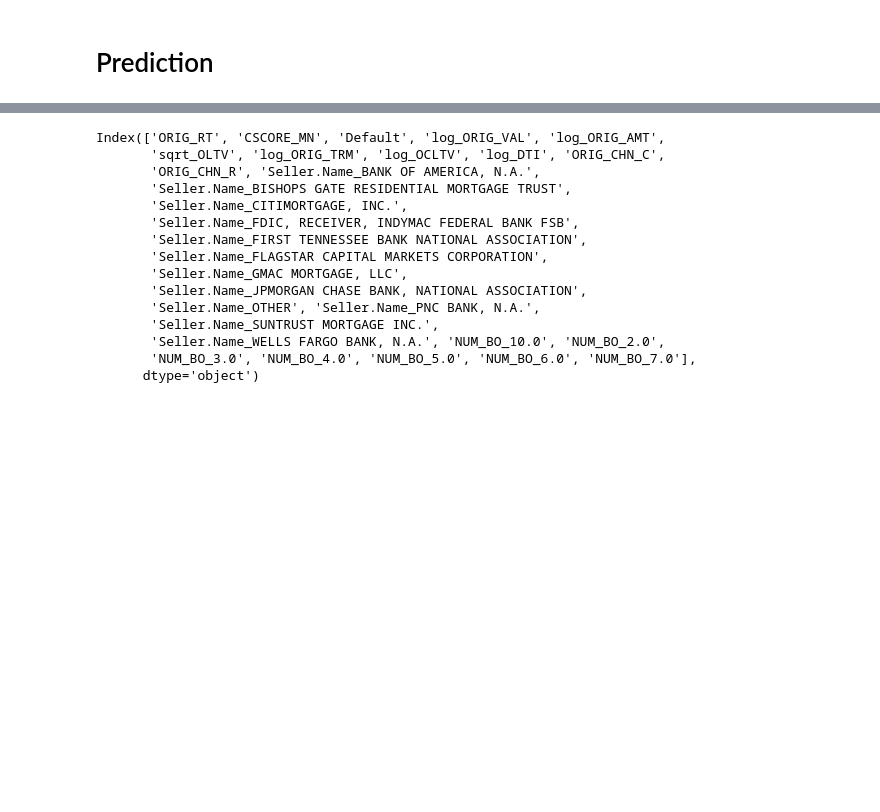
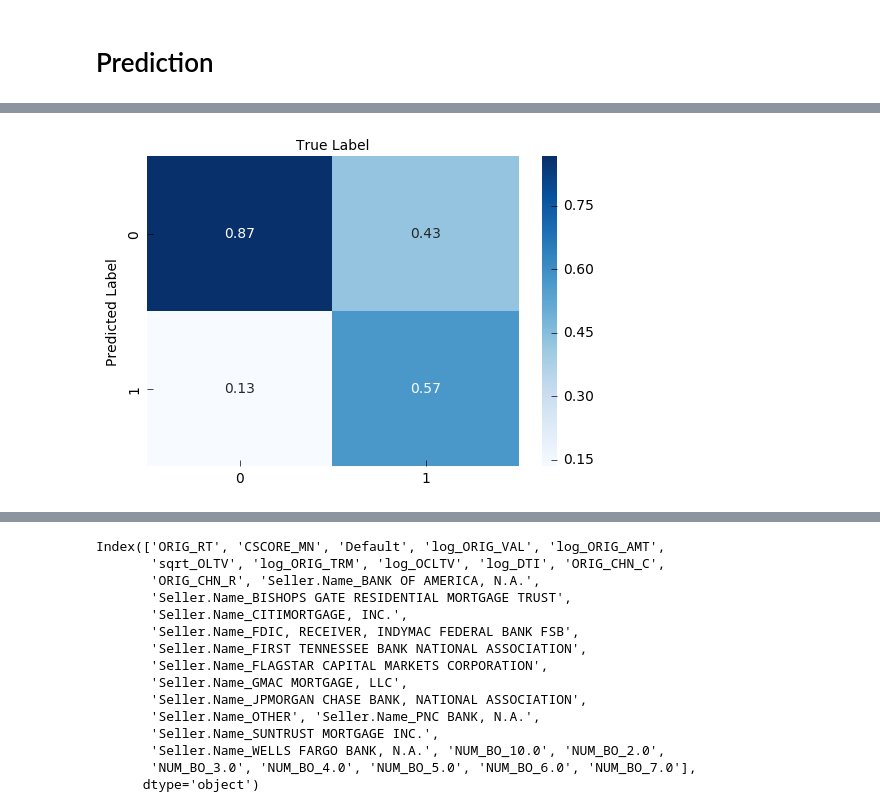
Before and after one commit to ferrarisf50/Fannie-Mae-single-family-mortgage-loan-data, a Jupyter notebook: Predict_default.ipynb, the cells around one changed output, grey strips where cells are left out. Drawn from its saved outputs; the diff is of its cells as text; code cells hidden in the pictures; blank space fills up the shorter version.

```diff
--- a/Predict_default.ipynb
+++ b/Predict_default.ipynb
@@ -191,14 +207,16 @@ ax.set(ylabel="Percent")
 # columns = ["ORIG_CHN","Seller.Name","NUM_BO","FTHB_FLG","PURPOSE",
 #            "NUM_UNIT","PROP_TYP","STATE","ZIP_3",'RELOCATION_FLG','OCC_STAT']
 
-columns = ["ORIG_CHN","Seller.Name","NUM_BO","FTHB_FLG","PURPOSE",
-           "NUM_UNIT","PROP_TYP","STATE","ZIP_3",'RELOCATION_FLG','OCC_STAT',
-           "ORIG_DTE_month","FRST_DTE_year","FRST_DTE_month",'VinYr']
+# columns = ["ORIG_CHN","Seller.Name","NUM_BO","FTHB_FLG","PURPOSE",
+#            "NUM_UNIT","PROP_TYP","STATE","ZIP_3",'RELOCATION_FLG','OCC_STAT',
+#            "ORIG_DTE_month","FRST_DTE_year","FRST_DTE_month",'VinYr']
+
+# columns = ["ORIG_CHN","Seller.Name","NUM_BO","FTHB_FLG","PURPOSE",
+#            "NUM_UNIT","PROP_TYP","STATE",'RELOCATION_FLG','OCC_STAT',
+#            "ORIG_DTE_month","FRST_DTE_year","FRST_DTE_month",'VinYr']
 
 columns = ["ORIG_CHN","Seller.Name","NUM_BO","FTHB_FLG","PURPOSE",
-           "NUM_UNIT","PROP_TYP","STATE",'RELOCATION_FLG','OCC_STAT',
-           "ORIG_DTE_month","FRST_DTE_year","FRST_DTE_month",'VinYr']
-
+            "NUM_UNIT","PROP_TYP","STATE",'RELOCATION_FLG','OCC_STAT']
 for column in columns:
     temp=pd.get_dummies(Combined_Data[column],prefix=column,drop_first =True)
     Combined_Data = pd.concat([Combined_Data,temp],axis=1)
@@ -209,6 +227,6 @@ for column in columns:
 #           'ORIG_AMT', 'ORIG_TRM', 'OLTV', 'OCLTV', 'DTI','ORIG_VAL']
 
 # columns=['ORIG_AMT', 'ORIG_TRM', 'OLTV', 'OCLTV', 'DTI','ORIG_VAL']
-columns=['ORIG_AMT', 'ORIG_TRM', 'OLTV', 'OCLTV', 'DTI','ORIG_VAL','ZIP_3']
+columns=['ORIG_AMT', 'ORIG_TRM', 'OLTV', 'OCLTV', 'DTI','ORIG_VAL','ZIP_3','Zero.Bal.Code','DISP_DT','Delq.Status']
 
 Combined_Data.drop(columns, axis=1, inplace=True)
@@ -220,7 +256,7 @@ X = Combined_Data.drop(['Default'], axis=1).values
 X_train, X_test, y_train, y_test = train_test_split(X, y, test_size = 0.25, random_state=0,stratify=y)
 # %%
 model = xgb.XGBClassifier(
-    learning_rate =0.1, n_estimators=100,
+    learning_rate =0.1, n_estimators=1000,
     gamma=0,
     subsample=0.8,
     colsample_bytree=0.8,
@@ -236,7 +272,7 @@ def evalauc(preds, dtrain):
     labels = dtrain.get_label()
     precision, recall, thresholds = precision_recall_curve(labels, preds)
     area = auc(recall, precision)
-    return 'roc', area
+    return 'roc', -area
 
 # def evalauc(y,t):
 #     t = t.get_label()
@@ -247,5 +283,5 @@ def evalauc(preds, dtrain):
 model.fit(X_train, y_train,
           eval_metric=evalauc,
           eval_set=[(X_train, y_train), (X_test, y_test)],
-          early_stopping_rounds=30,
+          early_stopping_rounds=5,
          verbose=True)
@@ -270,0 +328,11 @@ Modeling AUPRC 0.22684
+# %%
+cm = confusion_matrix(y_test, predict).T
+cm = cm.astype('float')/cm.sum(axis=0)
+
+fig, ax = plt.subplots()
+sns.heatmap(cm, annot=True, cmap='Blues');
+ax.set_xlabel('True Label')
+ax.set_ylabel('Predicted Label')
+ax.xaxis.set_label_position('top')
+# %% [output]
+[figure, added]
```
Also changed, not shown: parts of 33 cells of this notebook, 3 other files.
